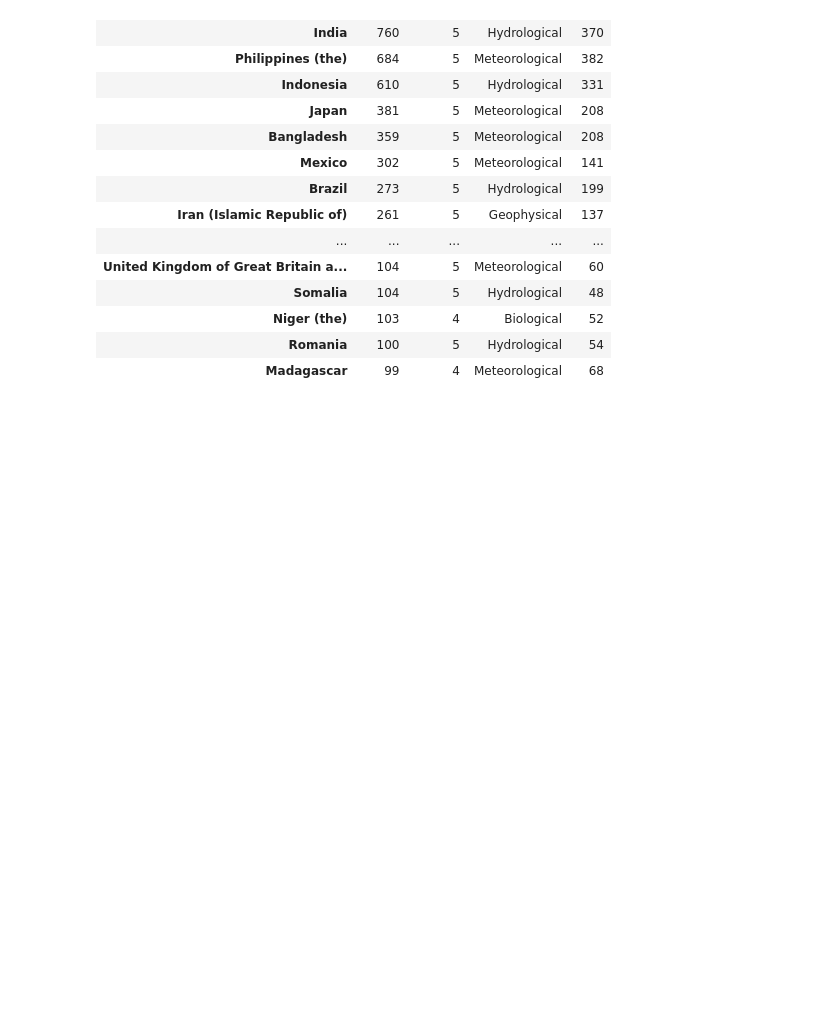
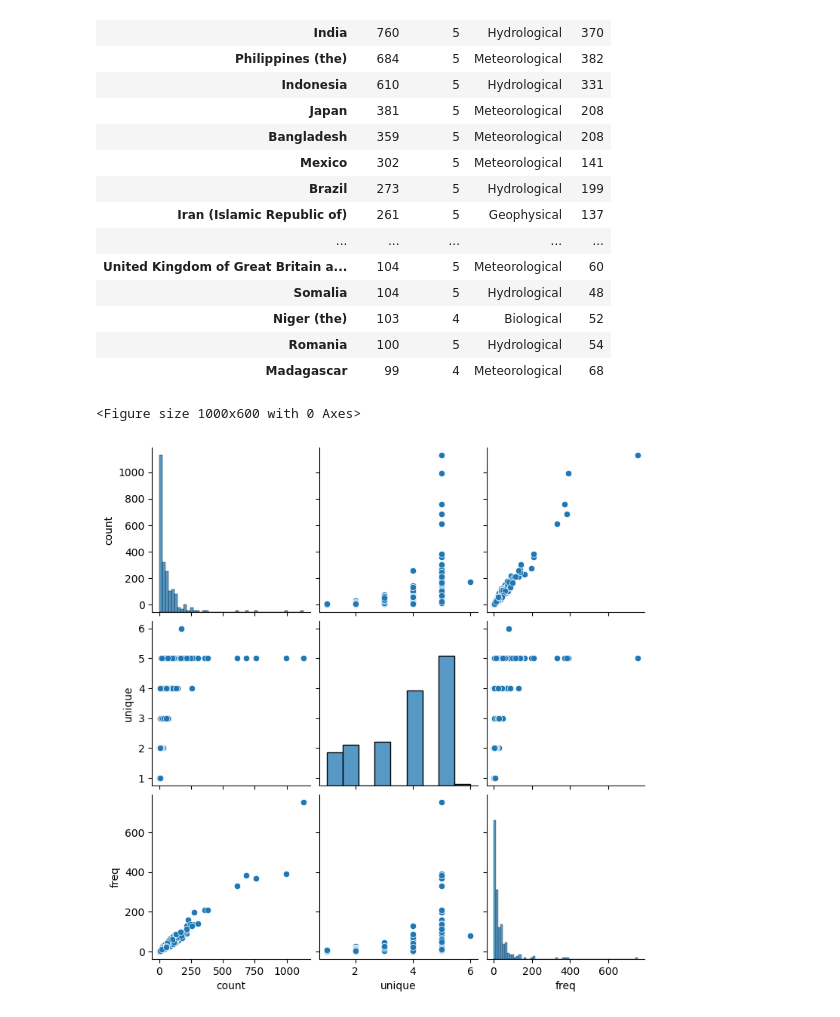
Before and after one commit to AleDataAnalyst/grupo2_desastresnaturales, a Jupyter notebook: Notebooks/01LimpiarDatos/01_Ele_ReducirColumnas.ipynb, the cells around one changed output. Saved outputs shown, nothing was run; the diff lists cells and outputs as text; code cells hidden in the pictures; blank space fills up the shorter version.

```diff
--- a/Notebooks/01LimpiarDatos/01_Ele_ReducirColumnas.ipynb
+++ b/Notebooks/01LimpiarDatos/01_Ele_ReducirColumnas.ipynb
@@ -504,4 +504,11 @@ m['Disaster Subgroup'].sort_values(by='count', ascending=False).head(50)
 | Niger (the) | 103 | 4 | Biological | 52 |
 | Romania | 100 | 5 | Hydrological | 54 |
 | Madagascar | 99 | 4 | Meteorological | 68 |
+# %%
+m = df[['Country','Disaster Subgroup']].groupby('Country').describe()
+plt.figure(figsize=(10,6))
+sns.pairplot(m['Disaster Subgroup']);
+# %% [output]
+<Figure size 1000x600 with 0 Axes>
+[figure, added]
 # %%
```
Also changed, not shown: parts of 3 cells of this notebook.
